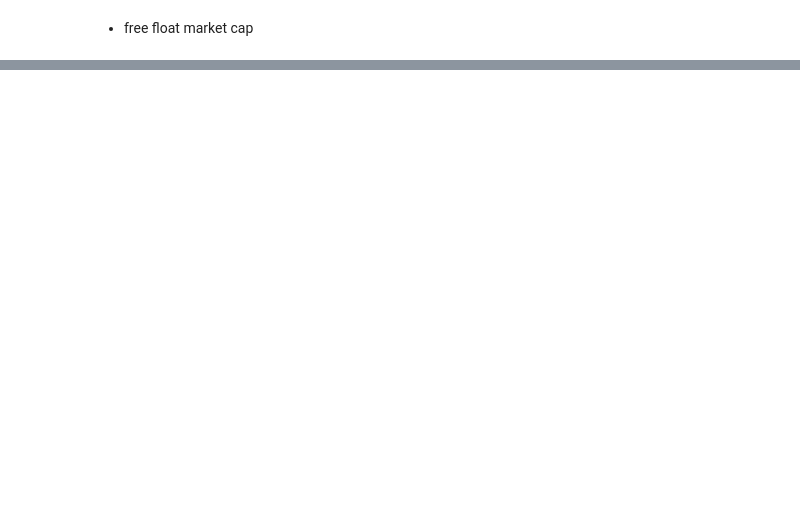
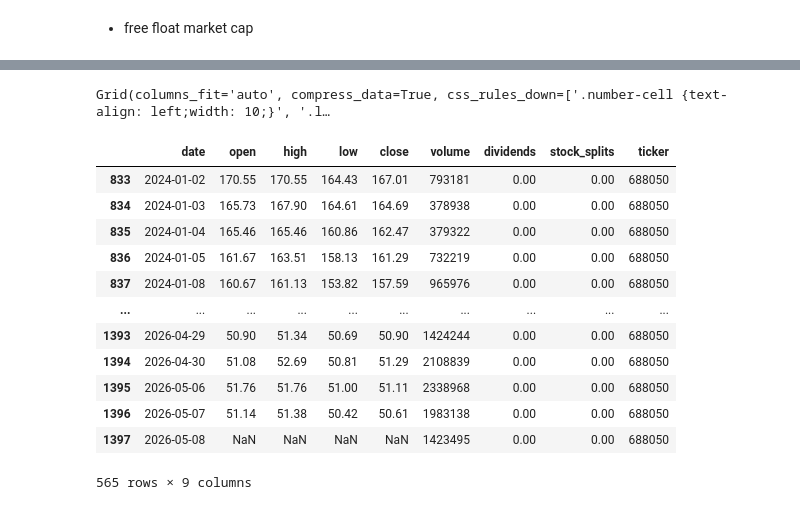
Before and after one commit to justy3/ap_star50, a Jupyter notebook: scrapers/ohlcv.ipynb, the cells around one changed output, grey strips where cells are left out. Saved outputs shown, nothing was run; the diff lists cells and outputs as text; code cells hidden in the pictures; blank space fills up the shorter version.

```diff
--- a/scrapers/ohlcv.ipynb
+++ b/scrapers/ohlcv.ipynb
@@ -39,3 +13,0 @@ tickers = ["688712", "688781", "688785", "688805", "688807", "688808", "688809",
-# %%
-for tik in tickers:
-	print(f"rm {tik}.json")
@@ -141,0 +16,28 @@ df
+# %%
+ticker = tickers[0]
+# %%
+def load_ohlcv_one_ticker(ticker):
+	try:
+		tik = ticker.split(".")[0]
+		t = pd.read_csv(f"../ohlcv/{ticker}")
+		t['ticker'] = tik
+		return t
+	except Exception as e:
+		qt.log.warning(f"error loading ohlcv data for {ticker}: {e}")
+		return pd.DataFrame()
+
+def load_historical_data_ohlcv(tickers, start_date=None, end_date=None):
+	if isinstance(tickers, str):
+		tickers = [tickers]
+
+	history = pd.concat([load_ohlcv_one_ticker(f) for f in os.listdir("../ohlcv") if f.endswith(".csv")])
+	history["date"] = pd.to_datetime(history["date"]).dt.date
+
+	if start_date is not None:
+		history = history[history["date"] >= start_date]
+
+	if end_date is not None:
+		history = history[history["date"] <= end_date]
+
+	history = history.sort_values(["ticker", "date"]).reset_index(drop=True)
+	return history
@@ -141,0 +58,4 @@ df
+# %%
+t1 = load_ohlcv_one_ticker(f'{ticker}.csv')
+t1['date'] = pd.to_datetime(t1['date']).dt.date
+qt.view(t1)
@@ -146,0 +105,20 @@ print(stock_zh_a_hist_df)
+# %%
+qt.view(t5)
+# %% [output]
+Grid(columns_fit='auto', compress_data=True, css_rules_down=['.number-cell {text-align: left;width: 10;}', '.l…
+# %%
+t1[t1['date'] >= dt.date(2024,1, 2)]
+# %% [output]
+|  | date | open | high | low | close | volume | dividends | stock_splits | ticker |
+| 833 | 2024-01-02 | 170.55 | 170.55 | 164.43 | 167.01 | 793181 | 0.00 | 0.00 | 688050 |
+| 834 | 2024-01-03 | 165.73 | 167.90 | 164.61 | 164.69 | 378938 | 0.00 | 0.00 | 688050 |
+| 835 | 2024-01-04 | 165.46 | 165.46 | 160.86 | 162.47 | 379322 | 0.00 | 0.00 | 688050 |
+| 836 | 2024-01-05 | 161.67 | 163.51 | 158.13 | 161.29 | 732219 | 0.00 | 0.00 | 688050 |
+| 837 | 2024-01-08 | 160.67 | 161.13 | 153.82 | 157.59 | 965976 | 0.00 | 0.00 | 688050 |
+| ... | ... | ... | ... | ... | ... | ... | ... | ... | ... |
+| 1393 | 2026-04-29 | 50.90 | 51.34 | 50.69 | 50.90 | 1424244 | 0.00 | 0.00 | 688050 |
+| 1394 | 2026-04-30 | 51.08 | 52.69 | 50.81 | 51.29 | 2108839 | 0.00 | 0.00 | 688050 |
+| 1395 | 2026-05-06 | 51.76 | 51.76 | 51.00 | 51.11 | 2338968 | 0.00 | 0.00 | 688050 |
+| 1396 | 2026-05-07 | 51.14 | 51.38 | 50.42 | 50.61 | 1983138 | 0.00 | 0.00 | 688050 |
+| 1397 | 2026-05-08 | NaN | NaN | NaN | NaN | 1423495 | 0.00 | 0.00 | 688050 |
+565 rows × 9 columns
```
Also changed, not shown: parts of 31 cells of this notebook, 5 other files.
